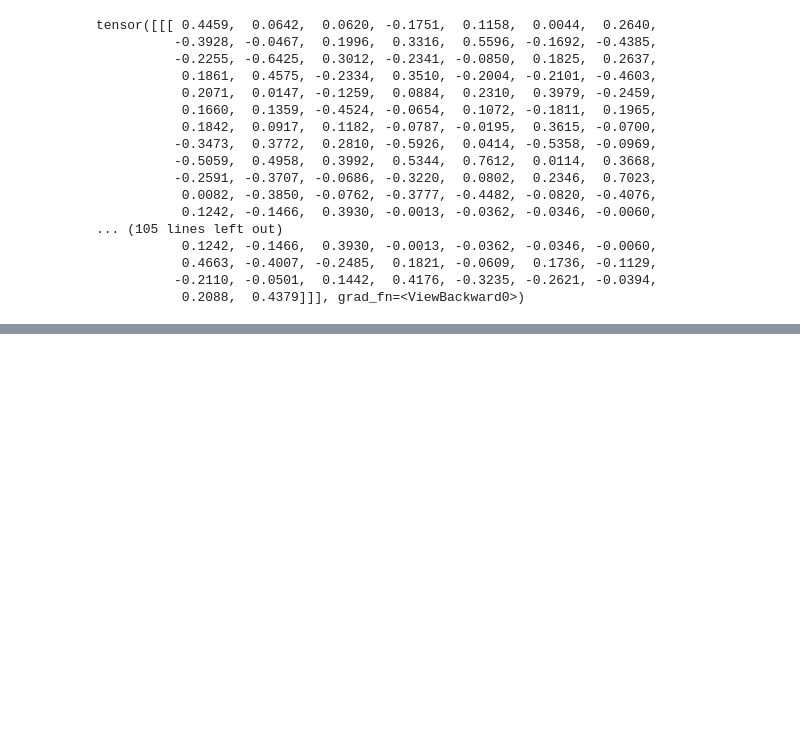
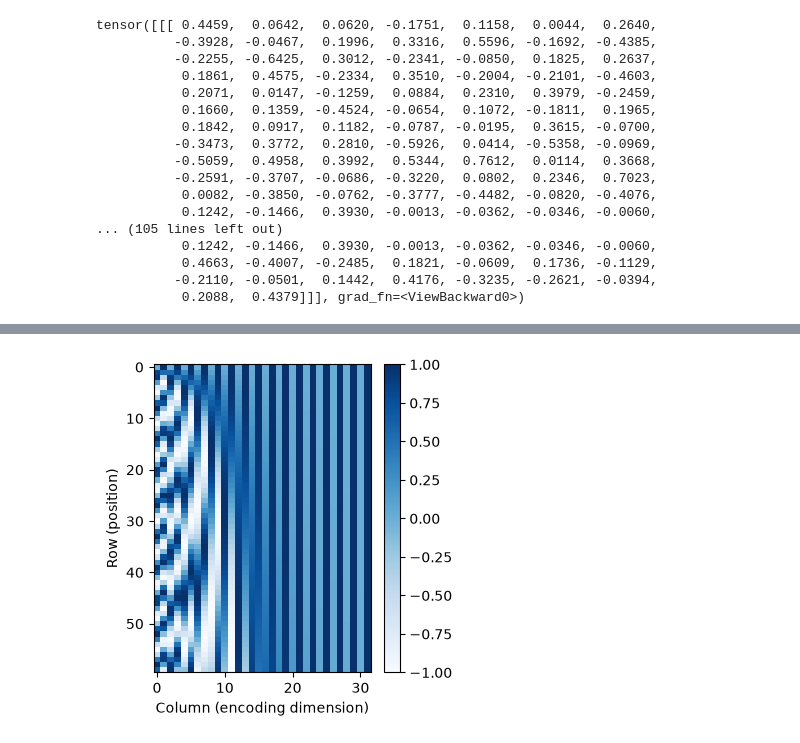
Before and after one commit to loki-git001/IPYNB-files, a Jupyter notebook: Transformers/learn_attention.ipynb, the cells around one changed output, grey strips where cells are left out. Drawn from its saved outputs; the diff is of its cells as text; code cells hidden in the pictures; blank space fills up the shorter version.

```diff
--- a/Transformers/learn_attention.ipynb
+++ b/Transformers/learn_attention.ipynb
@@ -255,0 +318,13 @@ tensor([[[ 0.4459,  0.0642,  0.0620, -0.1751,  0.1158,  0.0044,  0.2640,
+# %%
+P = pos_encoding.P[:, :num_steps, :]
+
+plt.figure(figsize=(3.5, 4))
+plt.imshow(P[0].detach().numpy(), aspect="auto", cmap="Blues")
+
+plt.xlabel("Column (encoding dimension)")
+plt.ylabel("Row (position)")
+plt.colorbar()
+
+plt.show()
+# %% [output]
+[figure, added]
```
Also changed, not shown: parts of 5 cells of this notebook.
